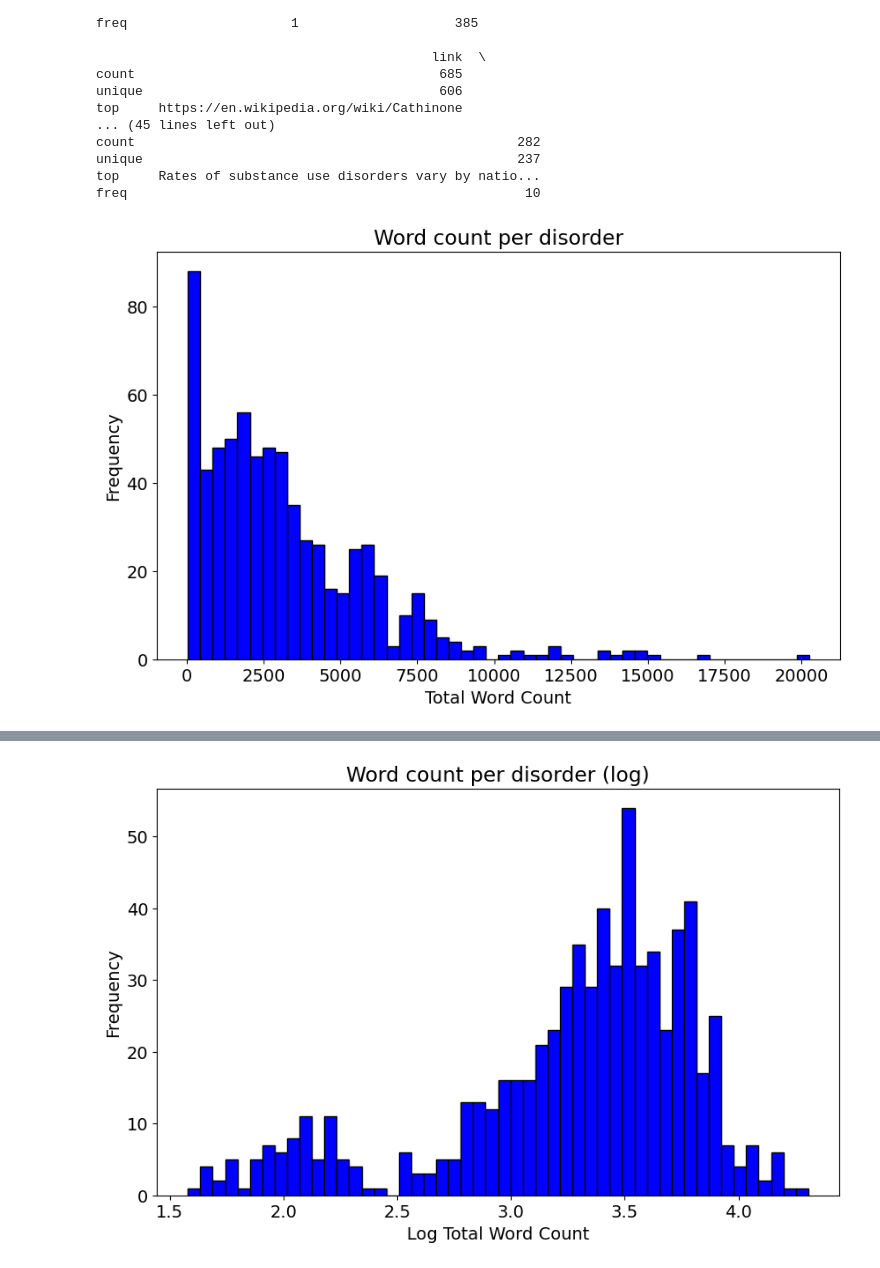
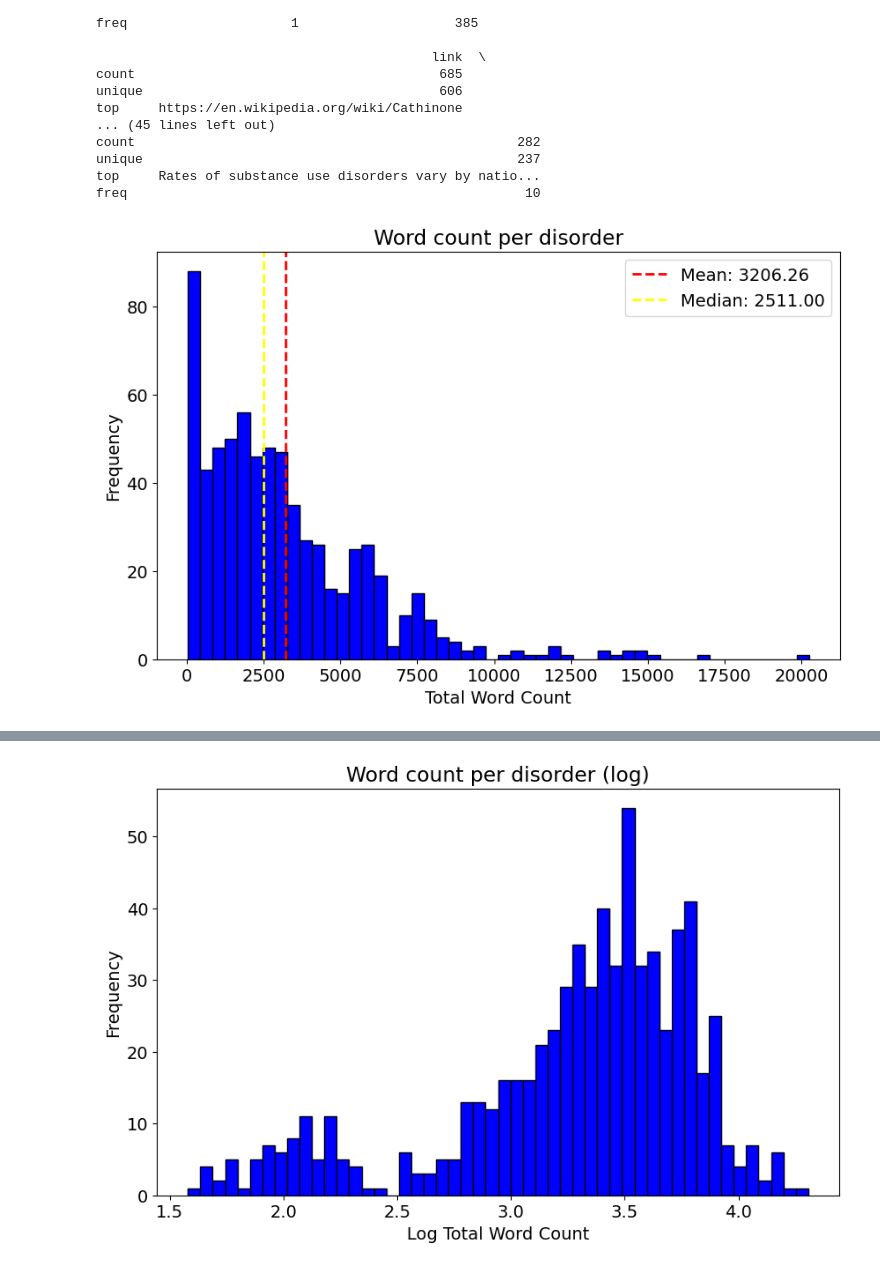
Before and after one commit to franciscoribeiro2003/Mental_Disorders_SearchEngine, a Jupyter notebook: analasys/exploration_data.ipynb, the cells around one changed output, grey strips where cells are left out. Drawn from its saved outputs; the diff is of its cells as text; code cells hidden in the pictures.

```diff
--- a/analasys/exploration_data.ipynb
+++ b/analasys/exploration_data.ipynb
@@ -51,15 +52,29 @@ unique                                                237
 top     Rates of substance use disorders vary by natio...
 freq                                                   10
 # %%
-# Create a new column 'total_word_count' that contains the word count for each row considering all columns
-data_t['total_word_count'] = data.apply(lambda x: sum(len(str(val).split(" ")) for val in x), axis=1)
+import scipy.stats as stats
+
+# Calculate the mean, mode, and median
+mean = data_t['total_word_count'].mean()
+
+median = data_t['total_word_count'].median()
 
 # Plot a histogram of the total word counts
 plt.figure(figsize=(10,6))
 plt.hist((data_t['total_word_count']), bins=50, color='blue', edgecolor='black')
+
+# Add vertical lines for the mean, mode, and median
+plt.axvline(mean, color='red', linestyle='dashed', linewidth=2, label=f'Mean: {mean:.2f}')
+plt.axvline(median, color='yellow', linestyle='dashed', linewidth=2, label=f'Median: {median:.2f}')
+
+# Add a legend
+plt.legend()
+
 plt.title('Word count per disorder')
 plt.xlabel('Total Word Count')
 plt.ylabel('Frequency')
+
+plt.savefig('plots/Word_count_per_disorder.png')
 plt.show()
 # %% [output]
-[figure, old version]
+[figure, new version]
```
Also changed, not shown: parts of 16 cells of this notebook, 14 other files.
